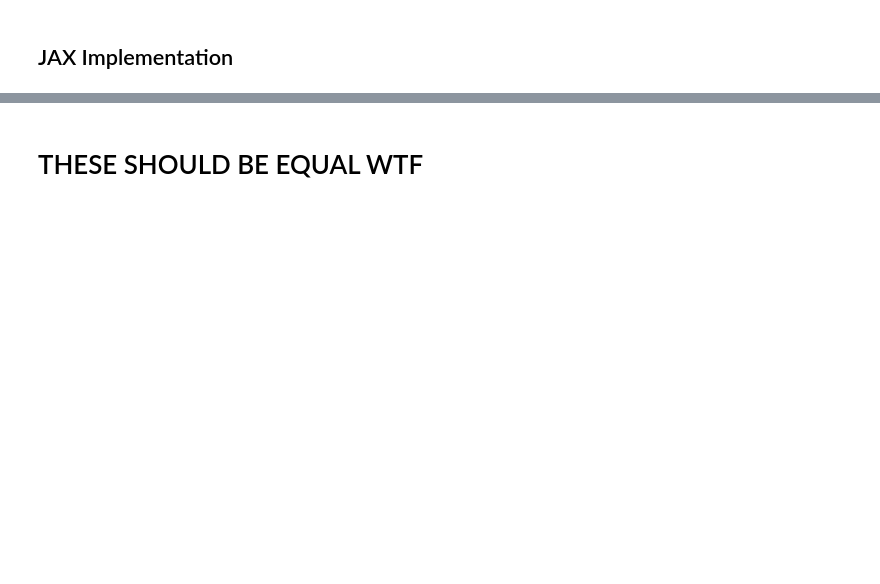
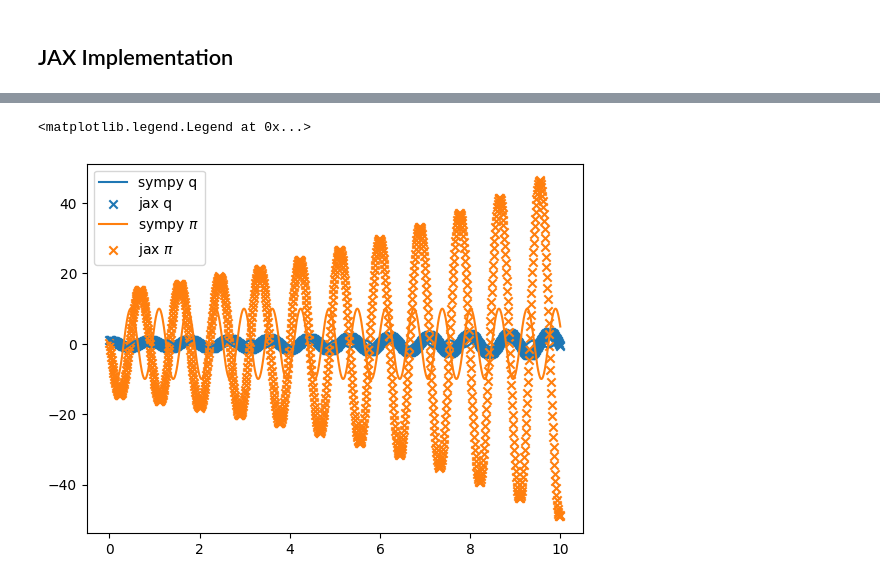
Before and after one commit to joshuacoles/slimpletic-jax, a Jupyter notebook: aftc.ipynb, the cells around one changed output, grey strips where cells are left out. Saved outputs shown, nothing was run; the diff lists cells and outputs as text; code cells hidden in the pictures; blank space fills up the shorter version.

```diff
--- a/aftc.ipynb
+++ b/aftc.ipynb
@@ -19,7 +19,7 @@ ll = 1e-4 * np.sqrt(m * k)  # ll is $\lambda$ in the paper
 
 # Simulation and Method parameters
 dt = 0.1 * np.sqrt(m / k)
-t_sample_count = 1
+t_sample_count = 1000
 tmax = t_sample_count * np.sqrt(m / k)
 t0 = 0
 t = t0 + dt * np.arange(0, t_sample_count + 1)
@@ -82,4 +107,4 @@ from slimpletic import Solver
 
 solver = Solver(r=r, dt=dt, lagrangian=lagrangian_f)
 
-solver.integrate(q0, pi0, t0, t_sample_count)
+jax_results = solver.integrate(jnp.array(q0), jnp.array(pi0), t0, t_sample_count)
@@ -100,6 +129,9 @@ jax_results_fmt
 # %%
 plt.plot(t, original_results_fmt[:, 0], label='sympy q', color='C0')
-plt.scatter(t, jax_results_fmt[:, 0], label='jax q', color='C0', marker='x')
+plt.scatter(t, jax_results[0].reshape(1, -1), label='jax q', color='C0', marker='x')
 plt.plot(t, original_results_fmt[:, 1], label='sympy $\pi$', color='C1', )
-plt.scatter(t, jax_results_fmt[:, 1], label='jax $\pi$', color='C1', marker='x')
+plt.scatter(t, jax_results[1].reshape(1, -1), label='jax $\pi$', color='C1', marker='x')
 plt.legend()
+# %% [output]
+<matplotlib.legend.Legend at 0x...>
+[figure, added]
@@ -112,2 +137,0 @@ integrate_debug_escape_info
-# %% [markdown]
-# THESE SHOULD BE EQUAL WTF
```
Also changed, not shown: parts of 10 cells of this notebook, 2 other files.
